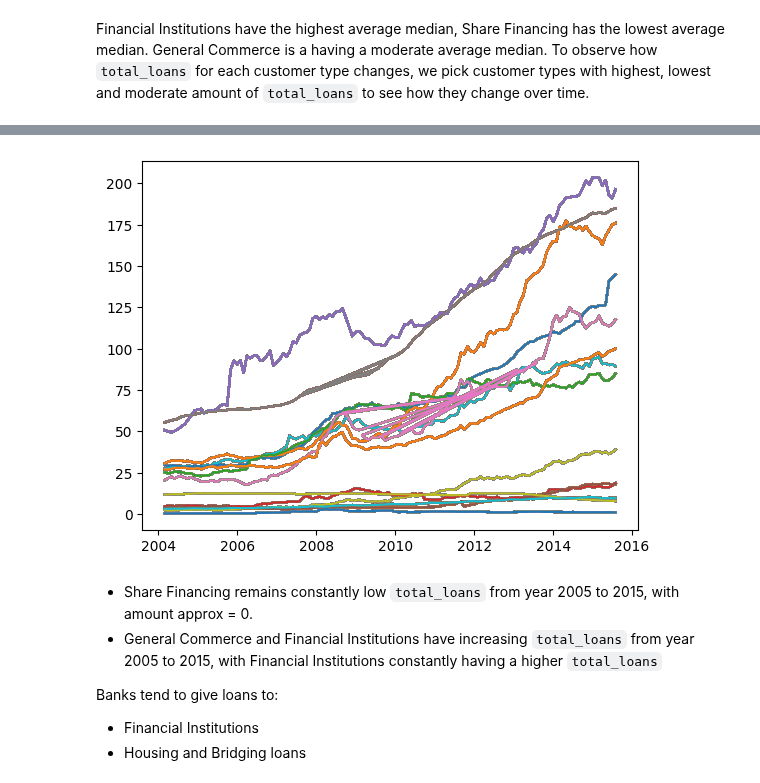
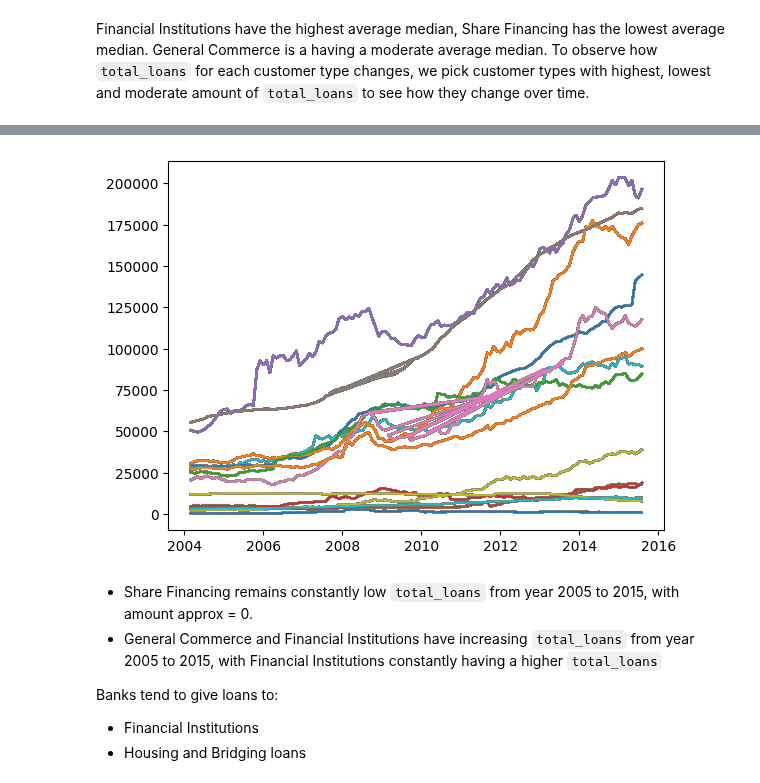
Before and after one commit to ChinSekYi/OpenAYEye, a Jupyter notebook: eda/src/EDA.ipynb, the cells around one changed output, grey strips where cells are left out. Saved outputs shown, nothing was run; the diff lists cells and outputs as text; code cells hidden in the pictures.

```diff
--- a/eda/src/EDA.ipynb
+++ b/eda/src/EDA.ipynb
@@ -150,13 +174,13 @@ plt.show()
 # %%
 # Just to see the overall trends
 for customer_type in customer_types:
     customer_type_df = df[df['level_2'] == customer_type]
     plt.plot(customer_type_df['datetime'],
-             customer_type_df['total_loans']/1000, label = customer_type)
+             customer_type_df['total_loans'], label = customer_type)
 
 plt.show()
 # %% [output]
-[figure, old version]
+[figure, new version]
 # %% [markdown]
 - Share Financing remains constantly low `total_loans` from year 2005 to 2015, with amount approx = 0.
 - General Commerce and Financial Institutions have increasing `total_loans` from year 2005 to 2015, with Financial Institutions constantly having a higher `total_loans`
```
Also changed, not shown: parts of 6 cells of this notebook.
